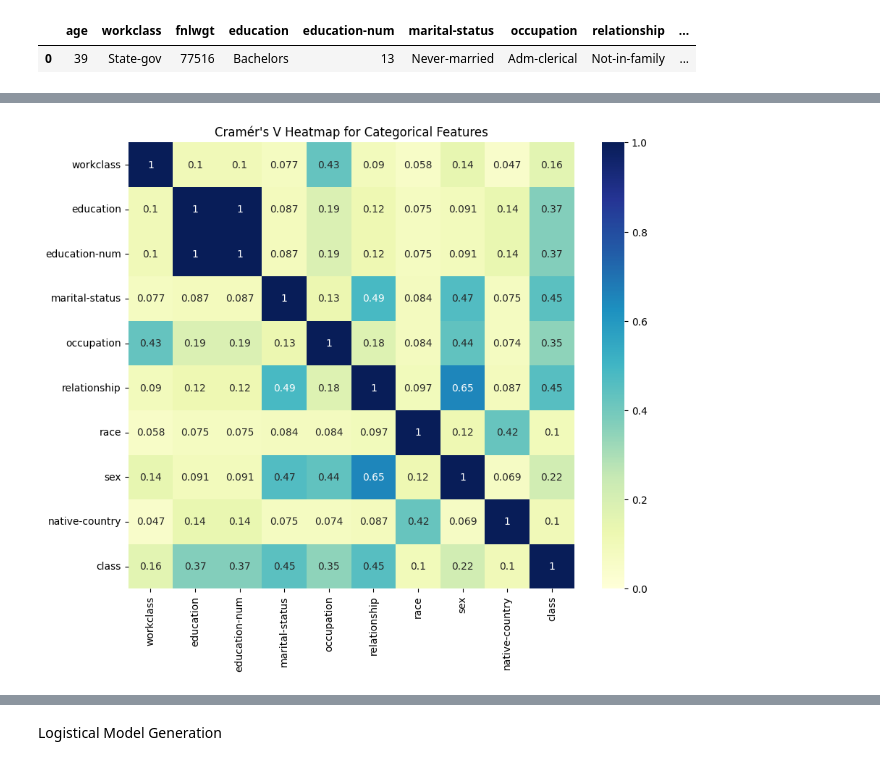
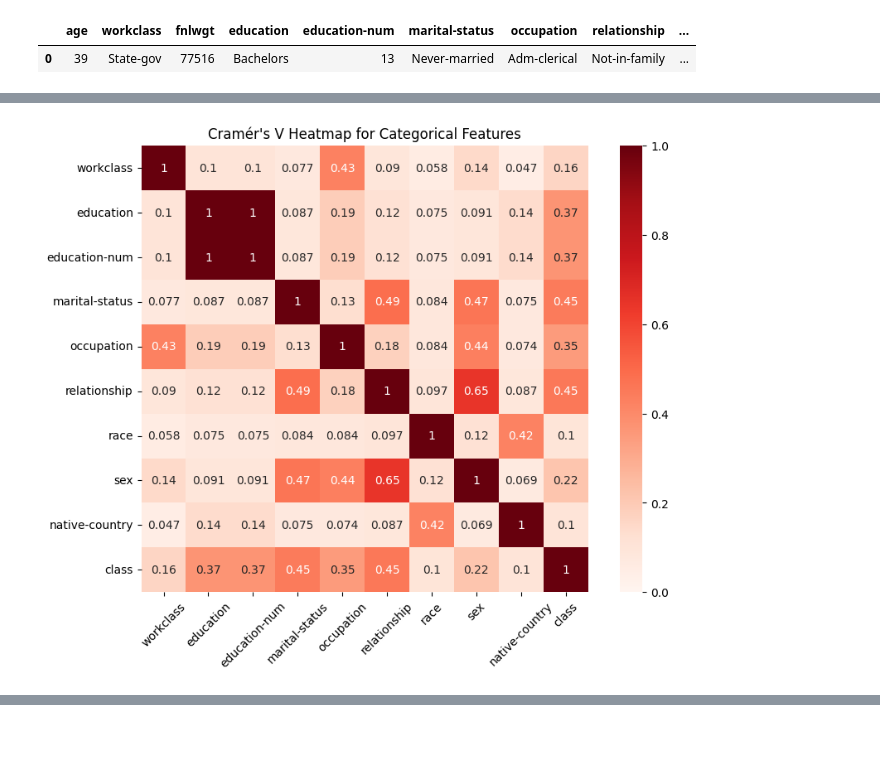
Before and after one commit to ehughe33/DTSC-2302-Project-Group-1, a Jupyter notebook: DTSC1302Project.ipynb, the cells around one changed output, grey strips where cells are left out. Cells and saved outputs as stored; diff of their text form; code cells hidden in the pictures; blank space fills up the shorter version.

```diff
--- a/DTSC1302Project.ipynb
+++ b/DTSC1302Project.ipynb
@@ -202,3 +193,6 @@ df = df.dropna()
+# %%
+df["net-capital"] = df["capital-gain"] - df["capital-loss"]
+df.drop(columns=["capital-gain", "capital-loss"], inplace=True)
 # %%
 sns.pairplot(df)
 # %% [output]
@@ -217,37 +219,38 @@ from scipy.stats import chi2_contingency
 
 # Define categorical features, including the dependent variable 'class'
 categorical_features = ['workclass', 'education', 'education-num', 'marital-status',
                         'occupation', 'relationship', 'race', 'sex', 'native-country', 'class']
 
 # Function to calculate Cramér's V
 def cramers_v(x, y):
     contingency_table = pd.crosstab(x, y)
     chi2, _, _, _ = chi2_contingency(contingency_table)
     n = contingency_table.sum().sum()
     r, k = contingency_table.shape
     return np.sqrt(chi2 / (n * (min(r, k) - 1)))
 
 # Create a DataFrame to store Cramér's V values
 cramers_v_matrix = pd.DataFrame(index=categorical_features, columns=categorical_features)
 
 # Calculate Cramér's V for each pair of categorical features
 for col1 in categorical_features:
     for col2 in categorical_features:
         if col1 == col2:
-            cramers_v_matrix.loc[col1, col2] = 1.0  # Perfect association with itself
+            cramers_v_matrix.loc[col1, col2] = 1.0
         else:
             cramers_v_matrix.loc[col1, col2] = cramers_v(df[col1], df[col2])
 
 # Convert matrix values to floats
 cramers_v_matrix = cramers_v_matrix.astype(float)
 
 # Plot the Cramér's V matrix as a heatmap
-plt.figure(figsize=(10, 8))
-sns.heatmap(cramers_v_matrix, annot=True, cmap="YlGnBu", vmin=0, vmax=1, square=True)
+plt.figure(figsize=(10, 7))
+sns.heatmap(cramers_v_matrix, annot=True, cmap="Reds", vmin=0, vmax=1, square=True)
+plt.xticks(rotation=45)
 plt.title("Cramér's V Heatmap for Categorical Features")
 plt.show()
 # %% [output]
-[figure, old version]
+[figure, new version]
 # %%
 import plotly.express as px
 def plot_percent_over_50k(category: str) -> None:
@@ -273,4 +278,2 @@ plot_percent_over_50k("occupation")
 # %% [output]
 [interactive output not drawn]
-# %% [markdown]
-Logistical Model Generation
```
Also changed, not shown: parts of 39 cells of this notebook.
